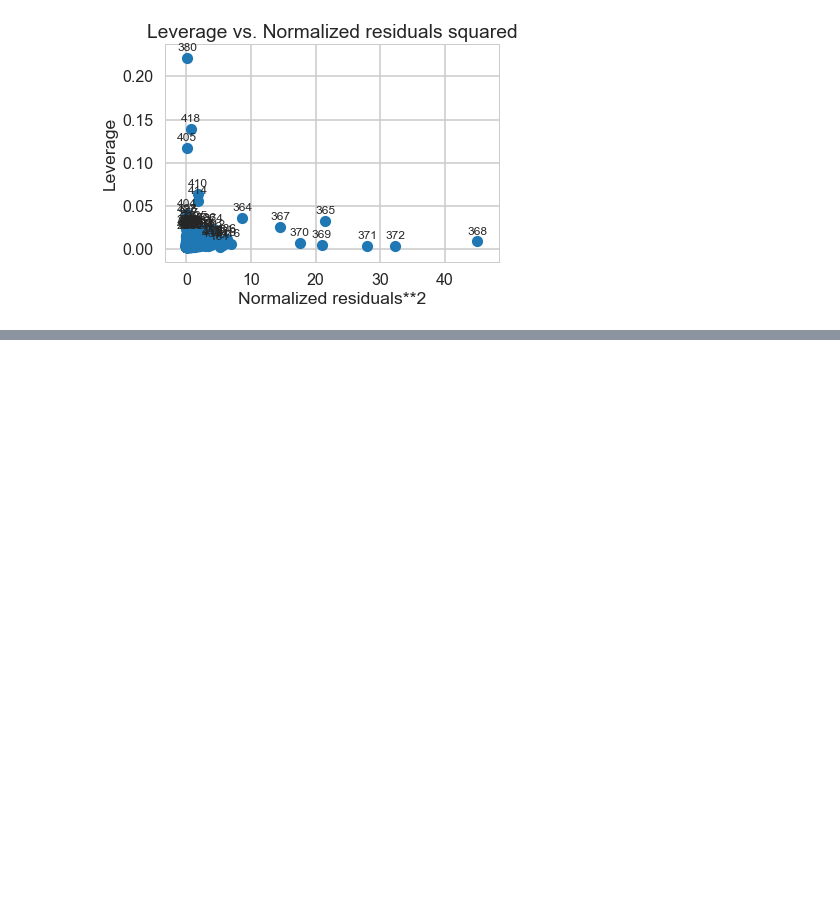
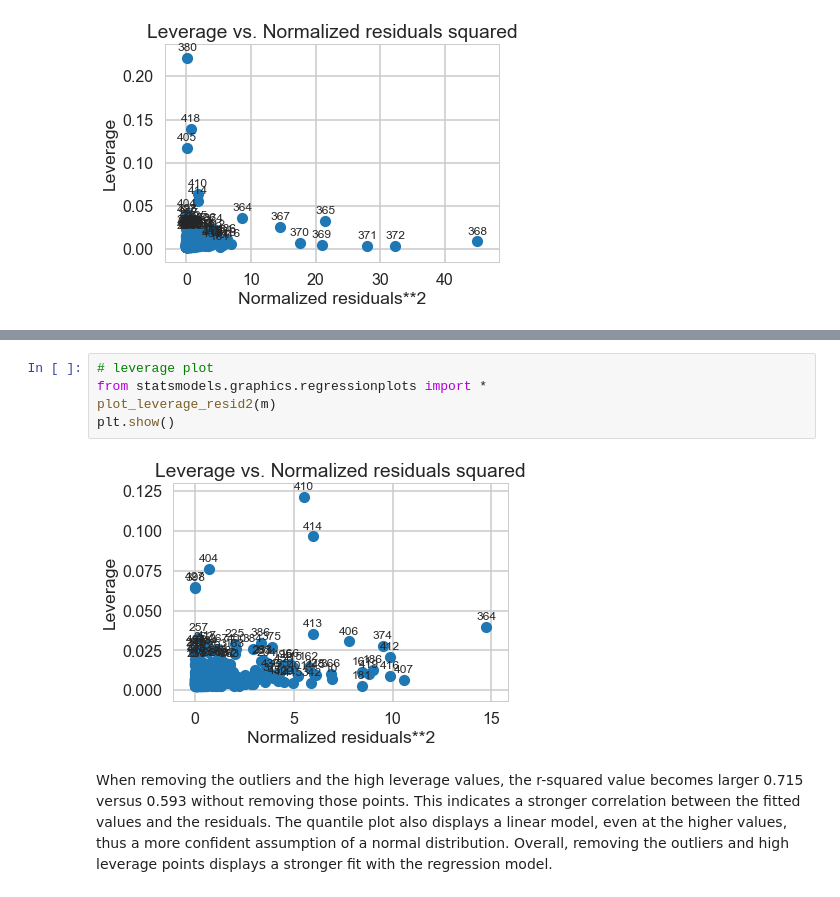
Before and after one commit to karahahn/linear-regression-boston-housing, a Jupyter notebook: Mini_Project_Linear_Regression.ipynb, the cells around one changed output, grey strips where cells are left out. Drawn from its saved outputs; the diff is of its cells as text; blank space fills up the shorter version.

```diff
--- a/Mini_Project_Linear_Regression.ipynb
+++ b/Mini_Project_Linear_Regression.ipynb
@@ -953,0 +998,9 @@ outliers = large_residuals
+# %%
+# leverage plot
+from statsmodels.graphics.regressionplots import *
+plot_leverage_resid2(m)
+plt.show()
+# %% [output]
+[figure, added]
+# %% [markdown]
+When removing the outliers and the high leverage values, the r-squared value becomes larger 0.715 versus 0.593 without removing those points. This indicates a stronger correlation between the fitted values and the residuals. The quantile plot also displays a linear model, even at the higher values, thus a more confident assumption of a normal distribution. Overall, removing the outliers and high leverage points displays a stronger fit with the regression model.
```
Also changed, not shown: parts of 14 cells of this notebook.
